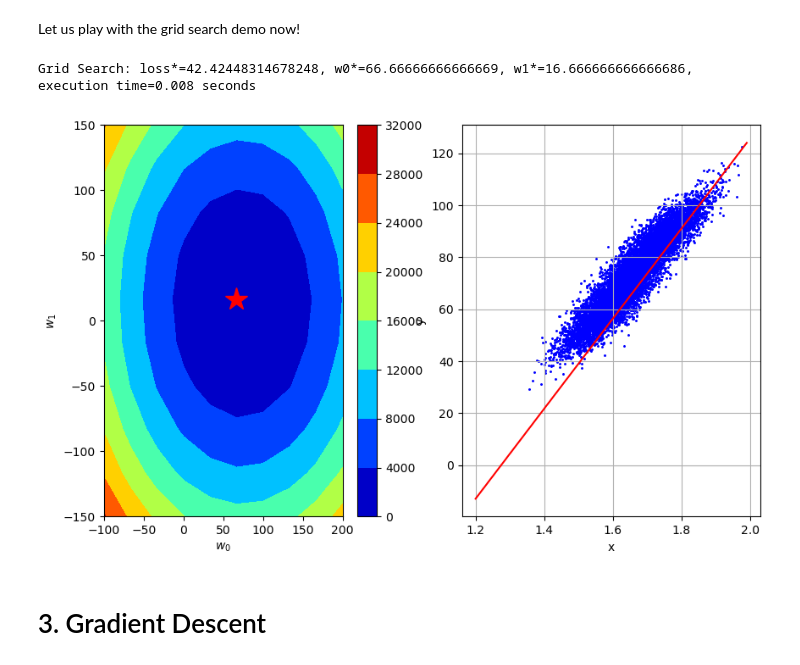
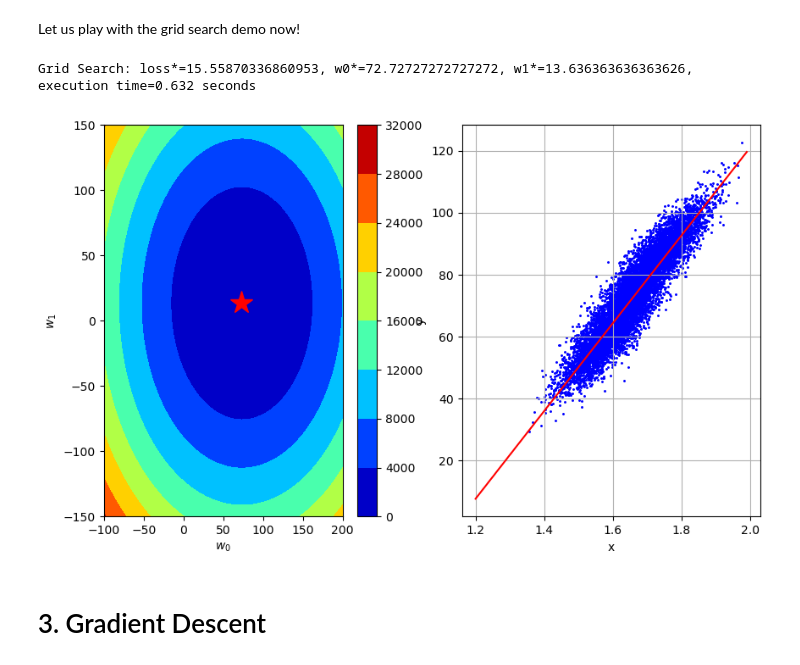
Before and after one commit to pangyujin/ML_course, a Jupyter notebook: labs/ex02/template/ex02.ipynb, the cells around one changed output. Cells and saved outputs as stored; diff of their text form; code cells hidden in the pictures.

```diff
--- a/labs/ex02/template/ex02.ipynb
+++ b/labs/ex02/template/ex02.ipynb
@@ -47,33 +44,34 @@ Let us play with the grid search demo now!
 # %%
 from grid_search import generate_w, get_best_parameters
 from plots import grid_visualization
 
 # Generate the grid of parameters to be swept
-grid_w0, grid_w1 = generate_w(num_intervals=10)
+grid_w0, grid_w1 = generate_w(num_intervals=100)
 
 # Start the grid search
 start_time = datetime.datetime.now()
 grid_losses = grid_search(y, tx, grid_w0, grid_w1)
+#grid_losses = grid_search_2(y, tx, grid_w0, grid_w1)
 
 # Select the best combinaison
 loss_star, w0_star, w1_star = get_best_parameters(grid_w0, grid_w1, grid_losses)
 end_time = datetime.datetime.now()
 execution_time = (end_time - start_time).total_seconds()
 
 # Print the results
 print(
     "Grid Search: loss*={l}, w0*={w0}, w1*={w1}, execution time={t:.3f} seconds".format(
         l=loss_star, w0=w0_star, w1=w1_star, t=execution_time
     )
 )
 
 # Plot the results
 fig = grid_visualization(grid_losses, grid_w0, grid_w1, mean_x, std_x, height, weight)
 fig.set_size_inches(10.0, 6.0)
 fig.savefig("grid_plot")  # Optional saving
 # %% [output]
-Grid Search: loss*=42.42448314678248, w0*=66.66666666666669, w1*=16.666666666666686, execution time=0.008 seconds
+Grid Search: loss*=15.55870336860953, w0*=72.72727272727272, w1*=13.636363636363626, execution time=0.632 seconds
-[figure, old version]
+[figure, new version]
 # %% [markdown]
 # 3. Gradient Descent
 # %% [markdown]
```
Also changed, not shown: parts of 5 cells of this notebook, 6 other files.
